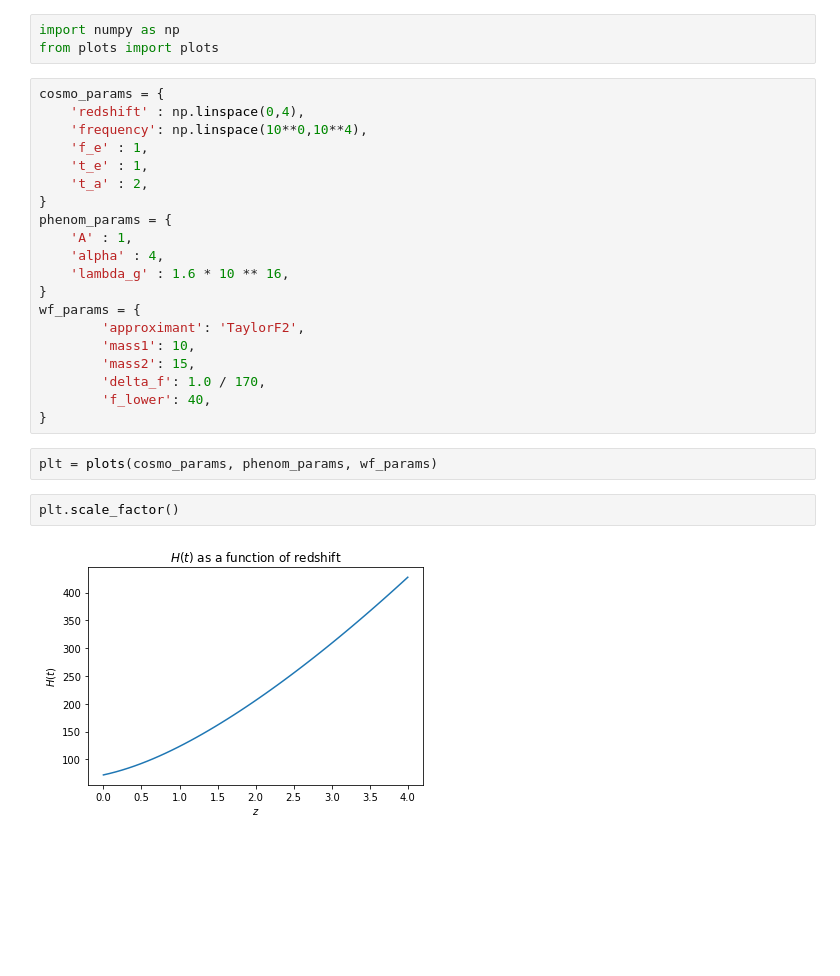
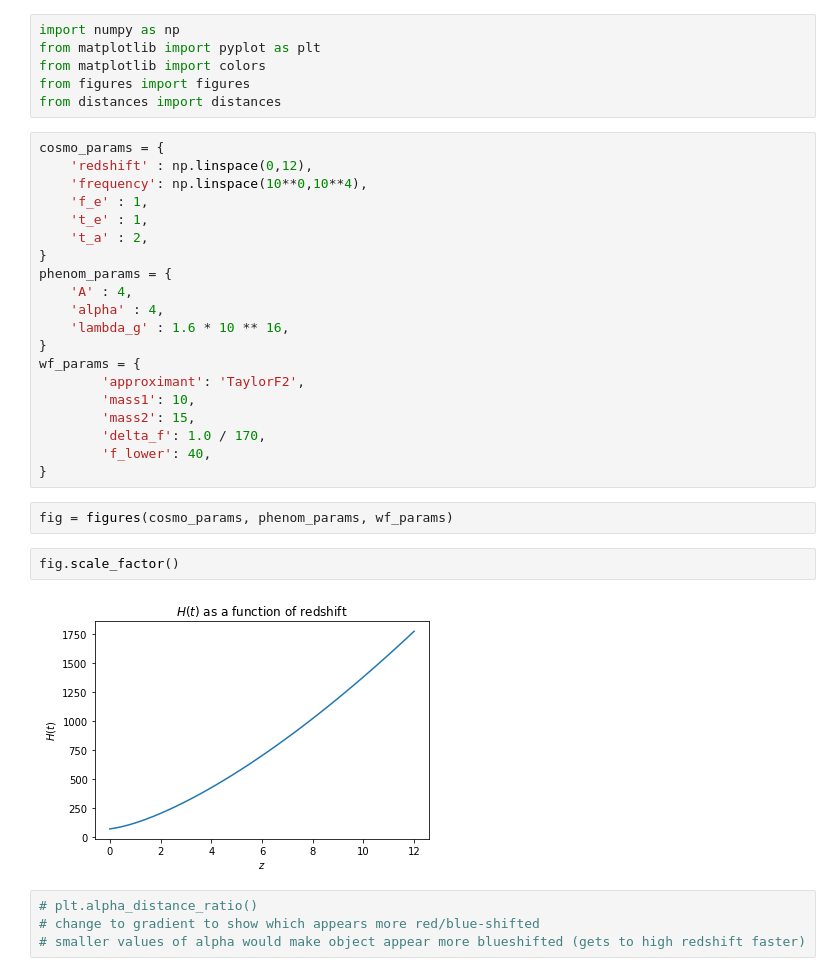
Before and after one commit to michellegurevich/gravitationalwaves, a Jupyter notebook: modgravity/plots.ipynb, the cells around one changed output. Cells and saved outputs as stored; diff of their text form; blank space fills up the shorter version.

```diff
--- a/modgravity/plots.ipynb
+++ b/modgravity/plots.ipynb
@@ -1,16 +1,19 @@
-# %%
-import numpy as np
-from plots import plots
+# %%
+import numpy as np
+from matplotlib import pyplot as plt
+from matplotlib import colors
+from figures import figures
+from distances import distances
 # %%
 cosmo_params = {
-    'redshift' : np.linspace(0,4),
+    'redshift' : np.linspace(0,12),
     'frequency': np.linspace(10**0,10**4),
     'f_e' : 1,
     't_e' : 1,
     't_a' : 2,
 }
 phenom_params = {
-    'A' : 1,
+    'A' : 4,
     'alpha' : 4,
     'lambda_g' : 1.6 * 10 ** 16,
 }
@@ -22,8 +25,12 @@ wf_params = {
         'f_lower': 40,
 }
 # %%
-plt = plots(cosmo_params, phenom_params, wf_params)
+fig = figures(cosmo_params, phenom_params, wf_params)
 # %%
-plt.scale_factor()
+fig.scale_factor()
 # %% [output]
-[figure, old version]
+[figure, new version]
+# %%
+# plt.alpha_distance_ratio()
+# change to gradient to show which appears more red/blue-shifted
+# smaller values of alpha would make object appear more blueshifted (gets to high redshift faster)
```
Also changed, not shown: parts of 4 cells of this notebook, 2 other files.
